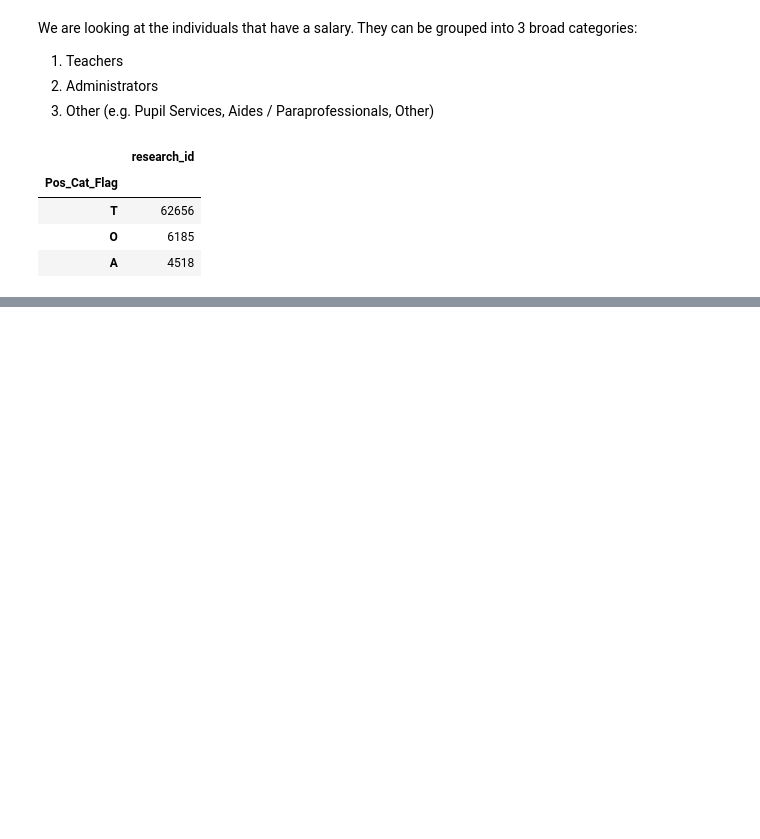
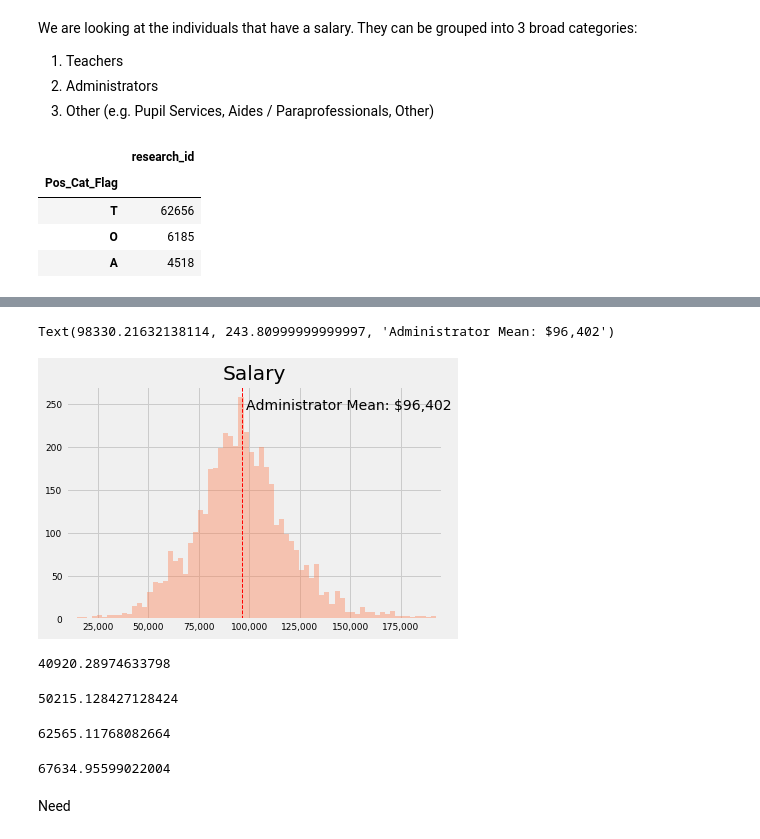
Before and after one commit to j-buss/wi-dpi, a Jupyter notebook: blog/1_A_High_Level.ipynb, the cells around one changed output, grey strips where cells are left out. Saved outputs shown, nothing was run; the diff lists cells and outputs as text; code cells hidden in the pictures; blank space fills up the shorter version.

```diff
--- a/blog/1_A_High_Level.ipynb
+++ b/blog/1_A_High_Level.ipynb
@@ -164,0 +186,40 @@ plt.show()
+# %%
+a_sal = df_a['Salary']
+sal_graph = sns.distplot(a, bins=100, hist=True, color="coral", kde=False, label="Teachers")
+
+sal_graph.set_xlim(left = np.percentile(a_sal, .1), right = np.percentile(a_sal, 99.9))
+
+sal_graph.set_title('Salary', loc='center')
+sal_graph.tick_params(axis = 'both', labelsize = 9)
+sal_graph.get_xaxis().set_major_formatter(
+  matplotlib.ticker.FuncFormatter(lambda x, p: format(int(x), ',')))
+sal_graph.get_yaxis().set_major_formatter(
+  matplotlib.ticker.FuncFormatter(lambda x, p: format(int(x), ',')))
+
+sal_graph.xaxis.label.set_visible(False)
+sal_graph.axvline(a_sal.mean(), color='r', linestyle='dashed', linewidth=1)
+_, max_ = plt.ylim()
+plt.text(a_sal.mean() + a_sal.mean()/50,
+         max_ - max_/10,
+         'Administrator Mean: ${:,.0f}'.format(a_sal.mean()))
+# %% [output]
+Text(98330.21632138114, 243.80999999999997, 'Administrator Mean: $96,402')
+[figure, added]
+# %%
+df_t[df_t['max_contract_total_experience']==1.0]['Salary'].mean()
+# %% [output]
+40920.28974633798
+# %%
+df_t[df_t['max_contract_total_experience']==10.0]['Salary'].mean()
+# %% [output]
+50215.128427128424
+# %%
+df_t[df_t['max_contract_total_experience']==20.0]['Salary'].mean()
+# %% [output]
+62565.11768082664
+# %%
+df_t[df_t['max_contract_total_experience']==30.0]['Salary'].mean()
+# %% [output]
+67634.95599022004
+# %% [markdown]
+Need
```
Also changed, not shown: parts of 10 cells of this notebook.
